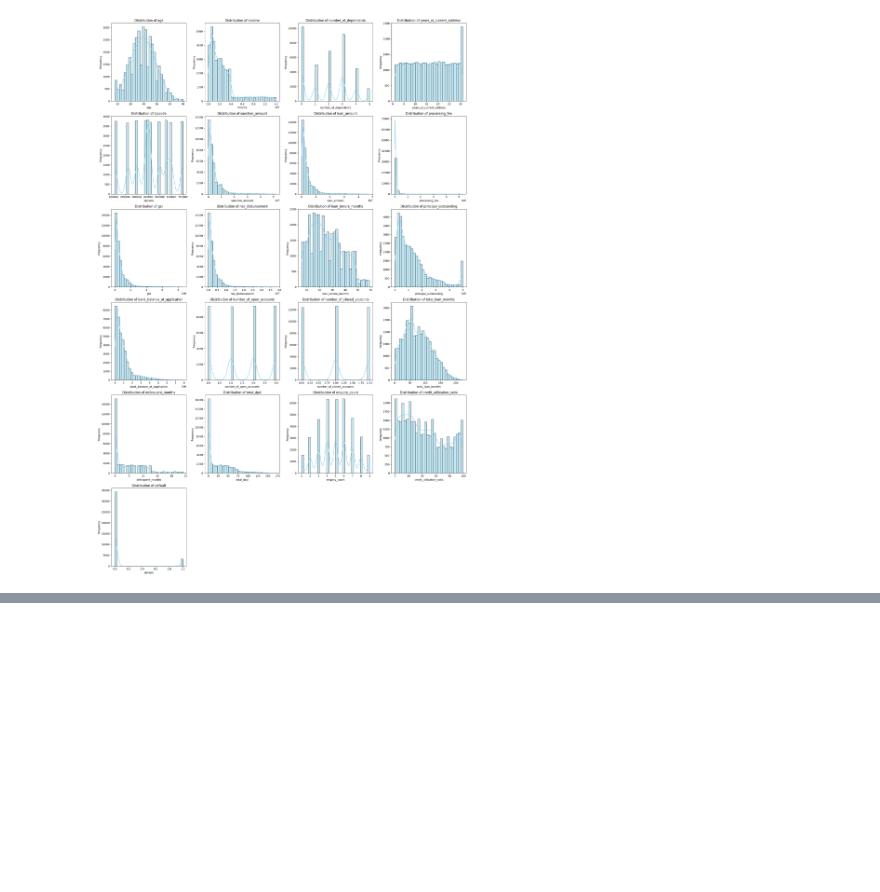
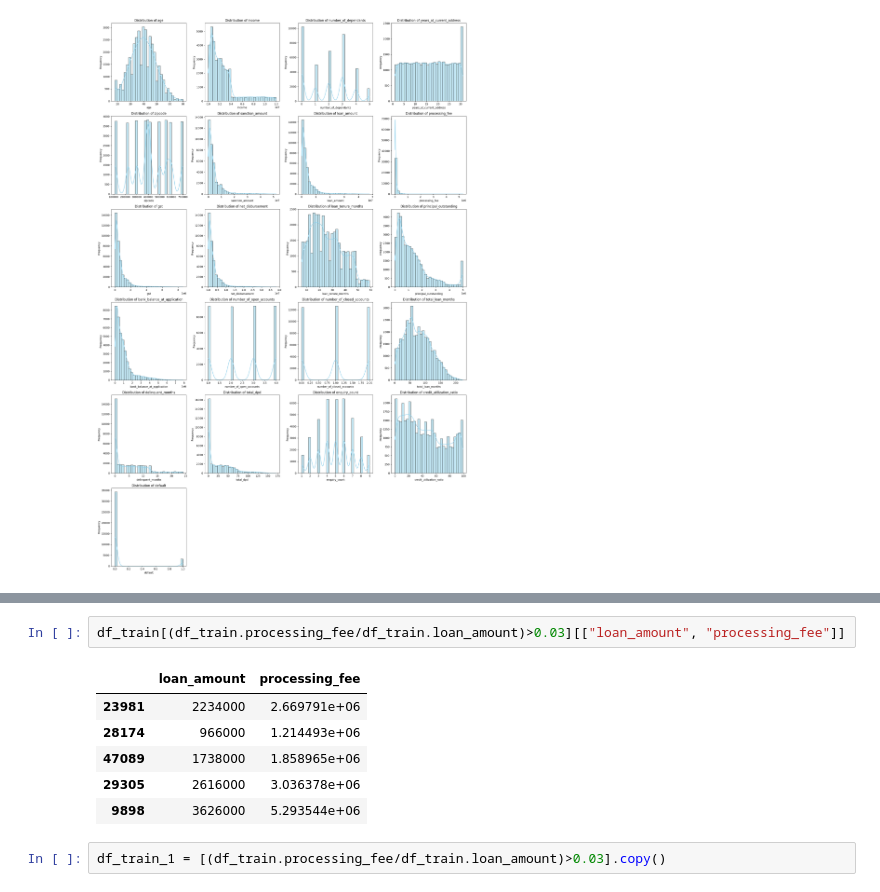
Before and after one commit to mohsinbhatti77/Classification, a Jupyter notebook: NoteBooks/1_data_cleaning.ipynb, the cells around one changed output, grey strips where cells are left out. Drawn from its saved outputs; the diff is of its cells as text; blank space fills up the shorter version.

```diff
--- a/NoteBooks/1_data_cleaning.ipynb
+++ b/NoteBooks/1_data_cleaning.ipynb
@@ -286,0 +305,11 @@ plt.show()
+# %%
+df_train[(df_train.processing_fee/df_train.loan_amount)>0.03][["loan_amount", "processing_fee"]]
+# %% [output]
+|  | loan_amount | processing_fee |
+| 23981 | 2234000 | 2.669791e+06 |
+| 28174 | 966000 | 1.214493e+06 |
+| 47089 | 1738000 | 1.858965e+06 |
+| 29305 | 2616000 | 3.036378e+06 |
+| 9898 | 3626000 | 5.293544e+06 |
+# %%
+df_train_1 = [(df_train.processing_fee/df_train.loan_amount)>0.03].copy()
```
Also changed, not shown: parts of 2 cells of this notebook.
